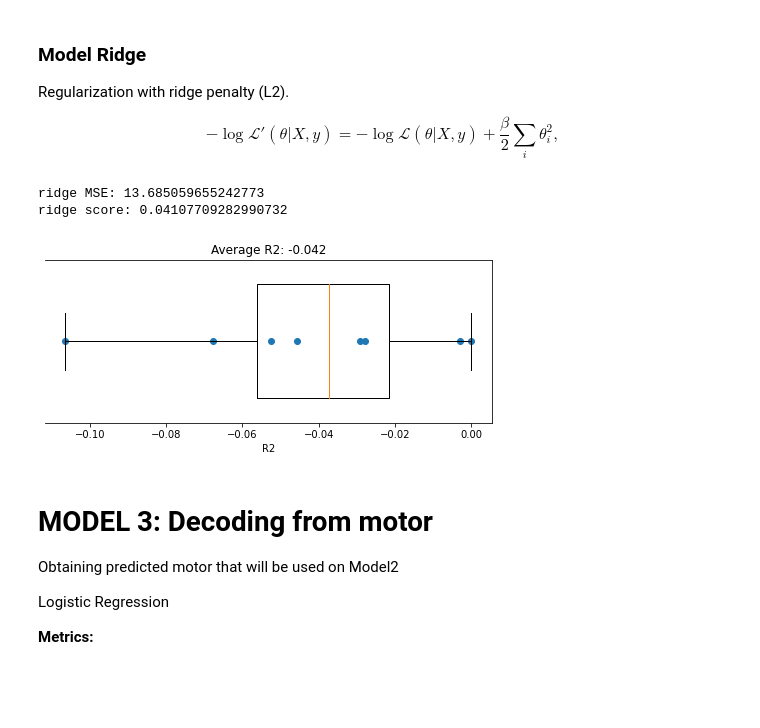
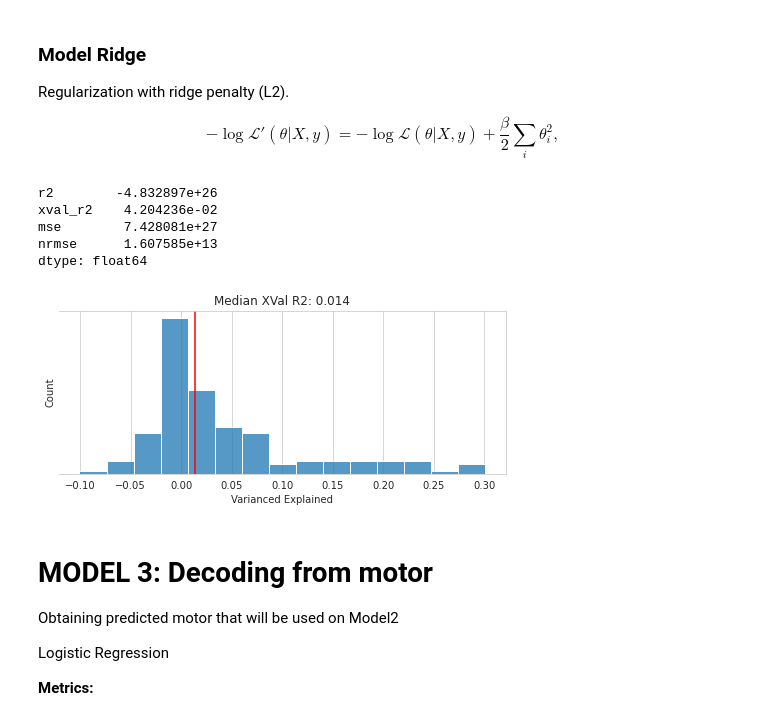
Before and after one commit to mgonzal1/wombats-malos, a Jupyter notebook: notebooks/model.ipynb, the cells around one changed output. Cells and saved outputs as stored; diff of their text form; code cells hidden in the pictures; blank space fills up the shorter version.

```diff
--- a/notebooks/model.ipynb
+++ b/notebooks/model.ipynb
@@ -245,38 +286,51 @@ Regularization with ridge penalty (L2).
 $$-\log\mathcal{L}'(\theta | X, y)=
 -\log\mathcal{L}(\theta | X, y) +\frac\beta2\sum_i\theta_i^2,
 $$
-# %%
-# obtains motor areas matrix and sets model
-motor_dat = utils.get_motor_ctx(data_set)
-ridge = Ridge(alpha=1,fit_intercept=False)
-# obtains weight matrix A2
-ridge.fit(visual_dat_hat, motor_dat)
-A2 = ridge.coef_.T
-# obtains prediction
-motor_dat_hat = visual_dat_hat@A2
-
-# MSE & R2
-print("ridge MSE:", mean_squared_error(motor_dat, motor_dat_hat))
-print("ridge score:",ridge.score(visual_dat_hat, motor_dat))
-# %% [output]
-ridge MSE: 13.685059655242773
-ridge score: 0.04107709282990732
+# %%
+# Get data
+motor_dat = utils.get_region_data(train_set, region='motor', data_type='fr')
+n_motor_neurons = motor_dat.shape[0]
+if n_analysis_time_bins==1:
+    motor_dat = motor_dat.squeeze().T  # reshapes from neurons x trial x 1 bin, to trials x neurons
+    # Model Linear Regression
+    transition, transition_coefs, transition_model = models.train_linear_transition(visual_dat_hat, motor_dat)
+    A2 = transition_coefs
+    motor_dat_hat = transition(visual_dat)
+
+    transition_perf = np.zeros((n_motor_neurons,n_xval))
+    for neuron in range(n_motor_neurons):
+        transition_perf[neuron] = cross_val_score(transition_model, visual_dat_hat, motor_dat[:,neuron], cv=n_xval, scoring='explained_variance')
+else:
+    # need to implement a method for time window iteration
+    raise NotImplementedError
+
+
+#MSE and R2 per unit
+transition_scores = pd.DataFrame(columns = ['r2', 'xval_r2', 'mse', 'nrmse'])
+transition_scores['r2'] = metrics.r2(motor_dat.T,motor_dat_hat.T)
+transition_scores['mse'] = metrics.mse(motor_dat.T,motor_dat_hat.T)
+transition_scores['nrmse'] = metrics.nrmse(motor_dat.T,motor_dat_hat.T)
+transition_scores['xval_r2'] = np.median(transition_perf,axis=1)
+
+transition_scores.mean()
+# %% [output]
+r2        -4.832897e+26
+xval_r2    4.204236e-02
+mse        7.428081e+27
+nrmse      1.607585e+13
+dtype: float64
 # %%
-#@markdown Cross-validation, cv=8
-num_splits =8
-accuracies_ridge = (cross_val_score(ridge, visual_dat_hat, motor_dat, cv=8))
-
 f, ax = plt.subplots(figsize=(8, 3))
-ax.boxplot(accuracies_ridge, vert=False, widths=.7)
-ax.scatter(accuracies_ridge, np.ones(num_splits))
+sns.histplot(transition_scores['xval_r2'].values,ax=ax)
+ax.axvline(np.median(transition_scores['xval_r2']), color='r')
 ax.set(
-  xlabel="R2",
+  xlabel="Varianced Explained",
   yticks=[],
-  title=f"Average R2: {np.mean(accuracies_ridge):.3f}"
+  title=f"Median XVal R2: {np.median(transition_scores['xval_r2']):.3f}"
 )
 ax.spines["left"].set_visible(False)
 # %% [output]
-[figure, old version]
+[figure, new version]
 # %% [markdown]
 # MODEL 3:  Decoding from motor
 Obtaining predicted motor that will be used on Model2
```
Also changed, not shown: parts of 16 cells of this notebook, 2 other files.
